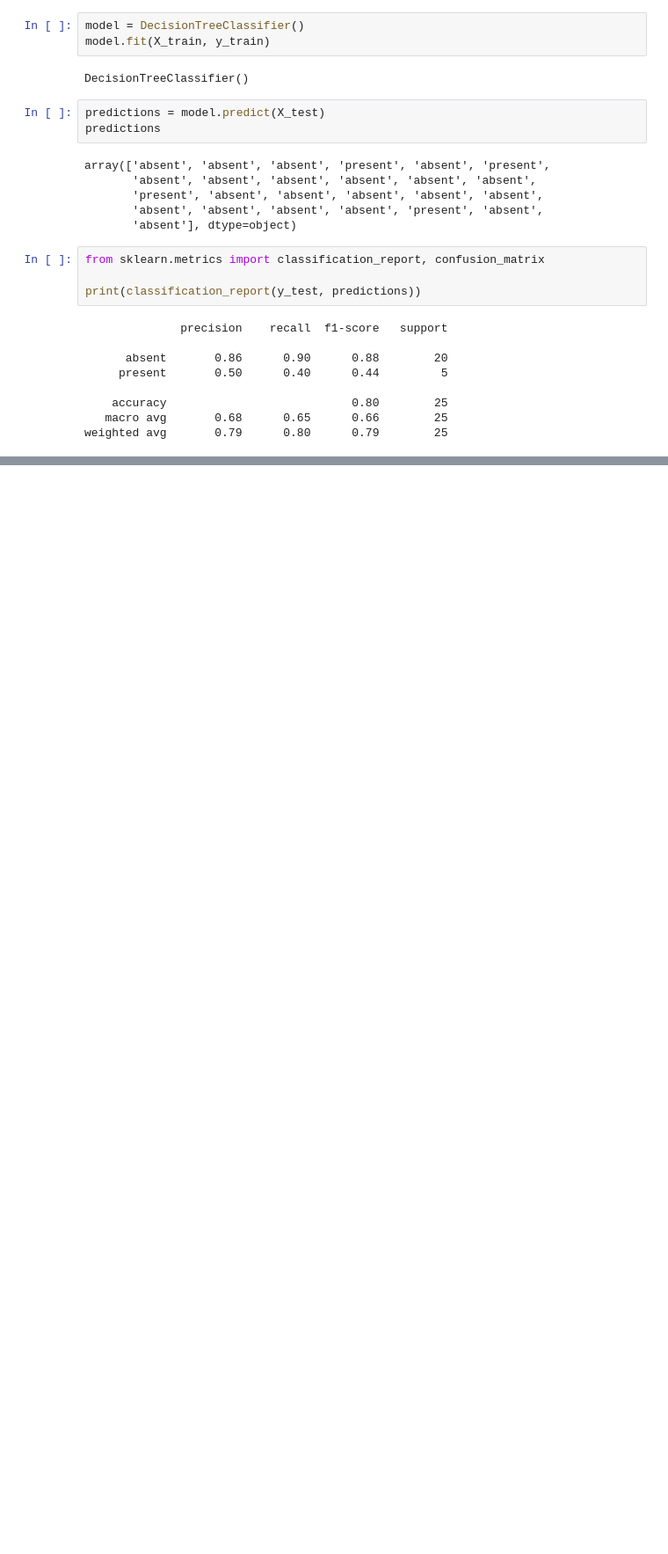
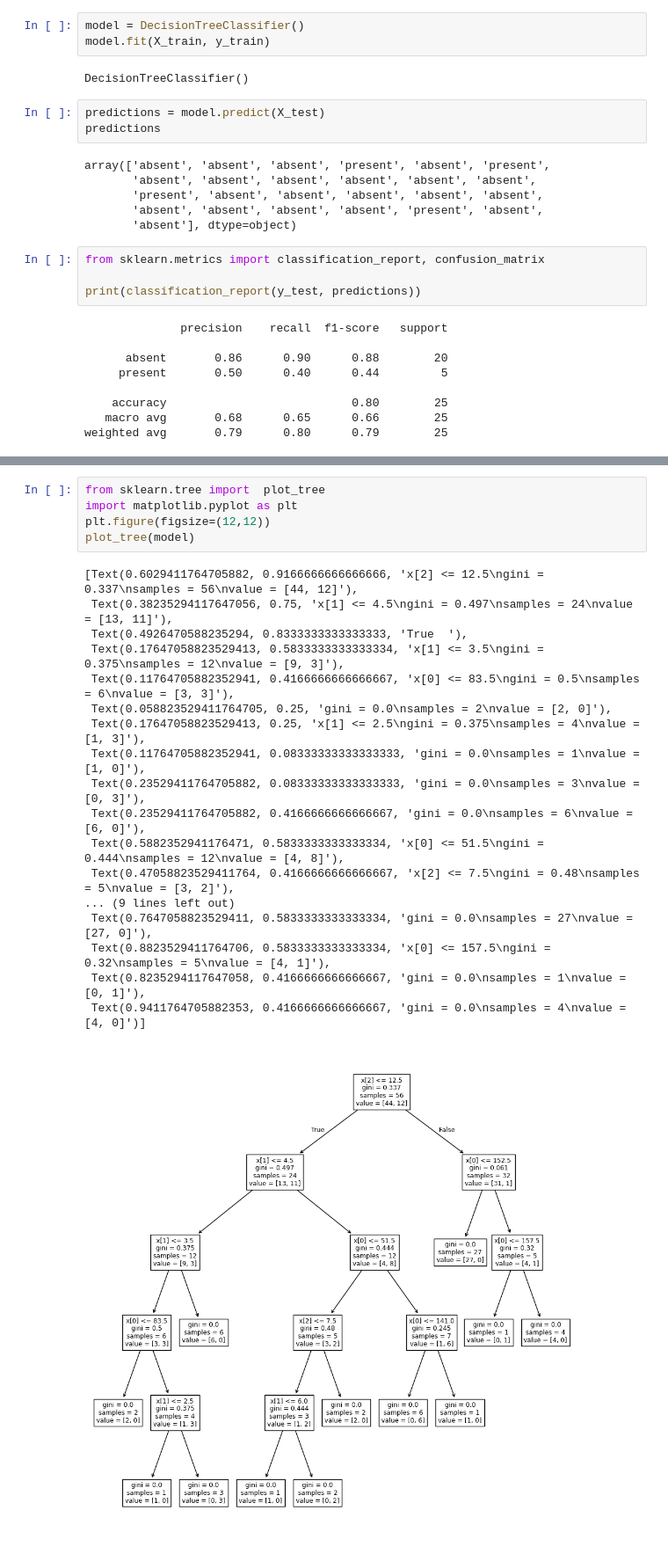
Before and after one commit to mohiuddin1221/Complete-Machine-Learning, a Jupyter notebook: dicission_tree.ipynb, the cells around one changed output, grey strips where cells are left out. Shown at 88% size. Drawn from its saved outputs; the diff is of its cells as text; blank space fills up the shorter version.

```diff
--- a/dicission_tree.ipynb
+++ b/dicission_tree.ipynb
@@ -70,0 +84,24 @@ weighted avg       0.79      0.80      0.79        25
+# %%
+from sklearn.tree import  plot_tree
+import matplotlib.pyplot as plt
+plt.figure(figsize=(12,12))
+plot_tree(model)
+# %% [output]
+[Text(0.6029411764705882, 0.9166666666666666, 'x[2] <= 12.5\ngini = 0.337\nsamples = 56\nvalue = [44, 12]'),
+ Text(0.38235294117647056, 0.75, 'x[1] <= 4.5\ngini = 0.497\nsamples = 24\nvalue = [13, 11]'),
+ Text(0.4926470588235294, 0.8333333333333333, 'True  '),
+ Text(0.17647058823529413, 0.5833333333333334, 'x[1] <= 3.5\ngini = 0.375\nsamples = 12\nvalue = [9, 3]'),
+ Text(0.11764705882352941, 0.4166666666666667, 'x[0] <= 83.5\ngini = 0.5\nsamples = 6\nvalue = [3, 3]'),
+ Text(0.058823529411764705, 0.25, 'gini = 0.0\nsamples = 2\nvalue = [2, 0]'),
+ Text(0.17647058823529413, 0.25, 'x[1] <= 2.5\ngini = 0.375\nsamples = 4\nvalue = [1, 3]'),
+ Text(0.11764705882352941, 0.08333333333333333, 'gini = 0.0\nsamples = 1\nvalue = [1, 0]'),
+ Text(0.23529411764705882, 0.08333333333333333, 'gini = 0.0\nsamples = 3\nvalue = [0, 3]'),
+ Text(0.23529411764705882, 0.4166666666666667, 'gini = 0.0\nsamples = 6\nvalue = [6, 0]'),
+ Text(0.5882352941176471, 0.5833333333333334, 'x[0] <= 51.5\ngini = 0.444\nsamples = 12\nvalue = [4, 8]'),
+ Text(0.47058823529411764, 0.4166666666666667, 'x[2] <= 7.5\ngini = 0.48\nsamples = 5\nvalue = [3, 2]'),
+... (9 lines left out)
+ Text(0.7647058823529411, 0.5833333333333334, 'gini = 0.0\nsamples = 27\nvalue = [27, 0]'),
+ Text(0.8823529411764706, 0.5833333333333334, 'x[0] <= 157.5\ngini = 0.32\nsamples = 5\nvalue = [4, 1]'),
+ Text(0.8235294117647058, 0.4166666666666667, 'gini = 0.0\nsamples = 1\nvalue = [0, 1]'),
+ Text(0.9411764705882353, 0.4166666666666667, 'gini = 0.0\nsamples = 4\nvalue = [4, 0]')]
+[figure, added]
```
Also changed, not shown: parts of 4 cells of this notebook.
